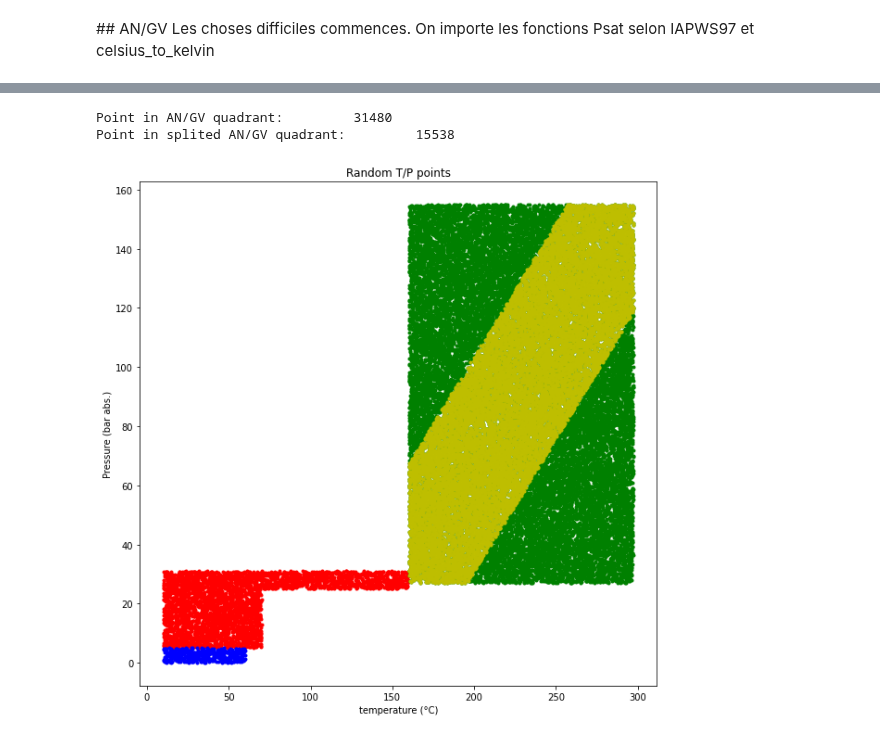
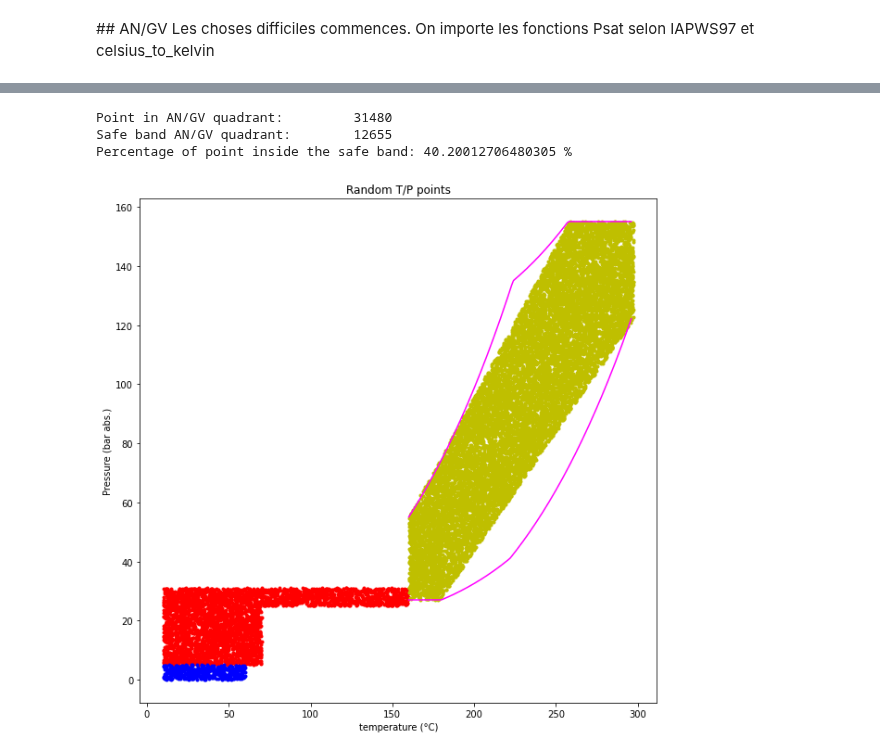
Before and after one commit to berettavexee/Chaussette, a Jupyter notebook: Test_02.ipynb, the cells around one changed output, grey strips where cells are left out. Saved outputs shown, nothing was run; the diff lists cells and outputs as text; code cells hidden in the pictures.

Commit message:
AN/GV safe band added

```diff
--- a/Test_02.ipynb
+++ b/Test_02.ipynb
@@ -181,7 +181,7 @@ def table_angv_max():
     """
     Upper limit of AN/GV domaine, between 160-297°C
     """
-    temperature_range = np.arange(160, 297)
+    trange_ANGV = np.arange(160, 298)
 
     prange_ANGV_max = np.minimum(
         np.minimum(
@@ -195,7 +195,7 @@ def table_angv_min():
     """
     lower limit of AN/GV domaine, between 160-297°C
     """
-    temperature_range = np.arange(160, 297)
+    trange_ANGV = np.arange(160, 298)
 
     prange_ANGV_min = np.maximum(
         np.maximum(
@@ -217,49 +222,64 @@ def angv_index(array):
 
     return array[index]
 
-def partition_line(array):
+def safe_band(array):
     """
     Cuts the AN/GV domain along its diagonal.
     Ax+By+C = 0
     (y1 – y2)x + (x2 – x1)y + (x1y2 – x2y1) = 0
     (160,31) - (297.2,155)
     """
-
-
-    point_a = (160,31)
-    point_b = (297.2,155)
+    #upper line
+    point_a = (160,55)
+    point_b = (258,155)
     coef_a = (point_a[1] - point_b[1])
     coef_b = (point_b[0] - point_a[0])
-    coef_c = (point_a[0]*point_b[1])-(point_b[0]*point_a[1])
-    index = ((array[:, 0] * coef_a + array[:, 1] * coef_b + coef_c - 5000) <= 0) & ((array[:, 0] * coef_a + array[:, 1] * coef_b + coef_c + 5000 ) > 0)
+    coef_c = (point_a[0] * point_b[1]) - (point_b[0] * point_a[1])
+
+    #lower line
+    point_c = (179,27)
+    point_d = (297.2, 122)
+    coef_e = (point_c[1] - point_d[1])
+    coef_f = (point_d[0] - point_c[0])
+    coef_g = (point_c[0] * point_d[1]) - (point_d[0] * point_c[1])
+
+    index = ((array[:, 0] * coef_a + array[:, 1] * coef_b + coef_c) < 0) & ((array[:, 0] * coef_e + array[:, 1] * coef_f + coef_g) > 0)
 
     return array[index]
 
 #Performance indicator - remove if not needed - run the function 7000 times.
 #print('Boolean index AN/GV:\t', end='')
 #%timeit angv_index(quadrant[1]) # Quadrant II / 547 µs ± 2.15 µs per loop
 
 angv_data = angv_index(quadrant[1])
 print('Point in AN/GV quadrant:\t', len(angv_data))
 
 #Performance indicator - remove if not needed - run the function 7000 times.
-#print('Boolean index splited AN/GV:\t', end='')
-#%timeit partition_line(angv_data) # 365 µs ± 4.66 µs per loop
+#print('Boolean index safe band AN/GV:\t', end='')
+#%timeit safe_band(angv_data) # 402 µs ± 7.21 µs per loop
 
-demi_angv_data = partition_line(angv_data)
-print('Point in splited AN/GV quadrant:\t', len(demi_angv_data))
+safe_angv_data = safe_band(angv_data)
+print('Safe band AN/GV quadrant:\t', len(safe_angv_data))
+print('Percentage of point inside the safe band:', len(safe_angv_data)/len(angv_data)*100, '%')
+
+#printe the limits tables, help to find the relevant point for the safe band
+#for index in range(0, 297 - 160):
+#    print(range(160, 298)[index], '°c upper:', table_angv_max()[index], ' lower:', table_angv_min()[index])
 
 plt.figure(figsize=(10, 10))
 plt.title('Random T/P points')
 plt.xlabel('temperature (°C)')
 plt.ylabel('Pressure (bar abs.)')
 # plt.plot(array[:, 0], array[:, 1], 'k.')
 plt.plot(anrra_data[:, 0], anrra_data[:, 1], 'r.')
 plt.plot(api_data[:, 0], api_data[:, 1], 'b.')
-plt.plot(angv_data[:, 0], angv_data[:, 1], 'g.')
-plt.plot(demi_angv_data[:, 0], demi_angv_data[:, 1], 'y.')
+# plt.plot(angv_data[:, 0], angv_data[:, 1], 'g.')
+plt.plot(safe_angv_data[:, 0], safe_angv_data[:, 1], 'y.')
+plt.plot(range(160, 297), table_angv_max(),'magenta')
+plt.plot(range(160, 297), table_angv_min(),'magenta')
 plt.show()
 # %% [output]
 Point in AN/GV quadrant:         31480
-Point in splited AN/GV quadrant:         15538
+Safe band AN/GV quadrant:        12655
+Percentage of point inside the safe band: 40.20012706480305 %
-[figure, old version]
+[figure, new version]
```
Also changed, not shown: parts of 3 cells of this notebook.
